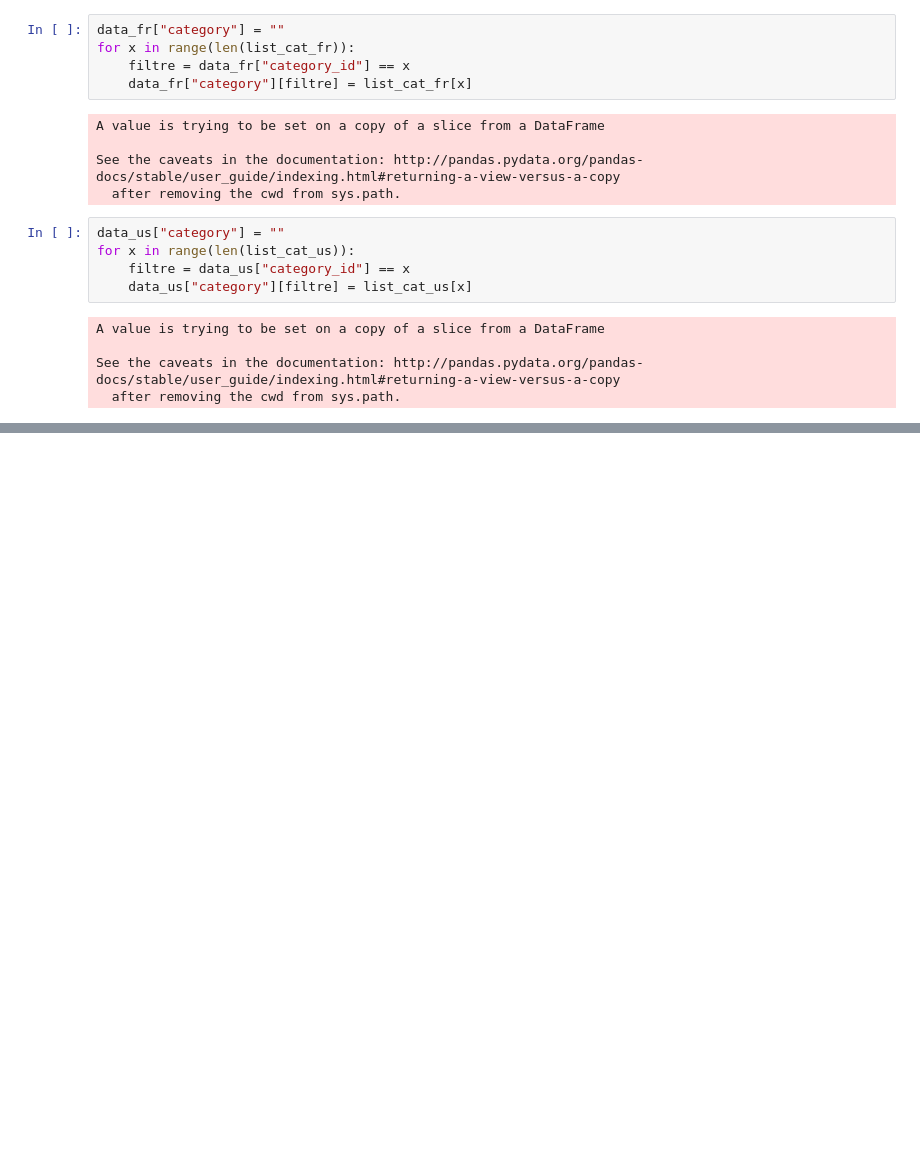
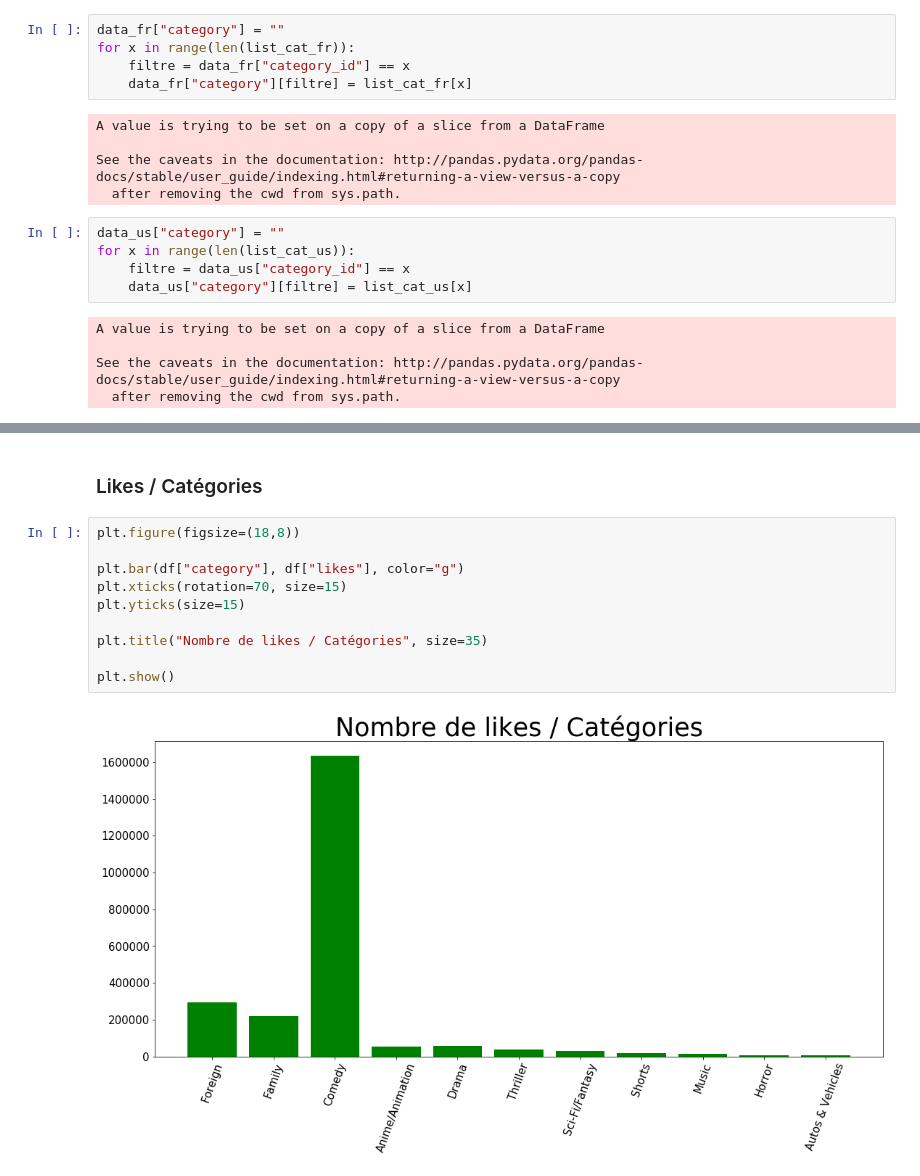
Before and after one commit to DROMZEE/Youtube-Predictor, a Jupyter notebook: projet_fred.ipynb, the cells around one changed output, grey strips where cells are left out. Saved outputs shown, nothing was run; the diff lists cells and outputs as text; blank space fills up the shorter version.

```diff
--- a/projet_fred.ipynb
+++ b/projet_fred.ipynb
@@ -145,0 +149,14 @@ data_fr.pivot_table(index="category", values="views" , aggfunc=np.sum)
+# %% [markdown]
+### Likes / Catégories
+# %%
+plt.figure(figsize=(18,8))
+
+plt.bar(df["category"], df["likes"], color="g")
+plt.xticks(rotation=70, size=15)
+plt.yticks(size=15)
+
+plt.title("Nombre de likes / Catégories", size=35)
+
+plt.show()
+# %% [output]
+[figure, added]
```
Also changed, not shown: parts of 28 cells of this notebook, 1 other file.
